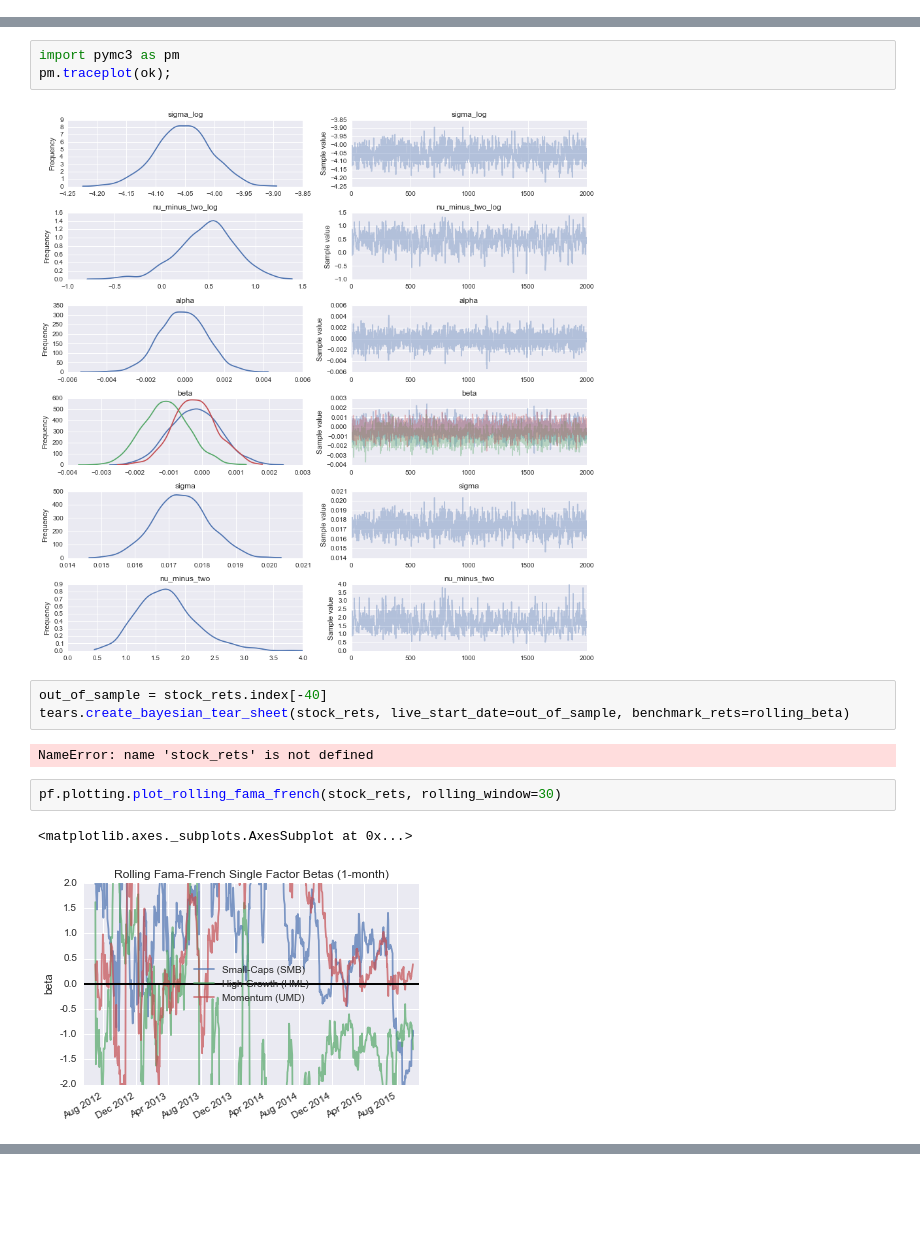
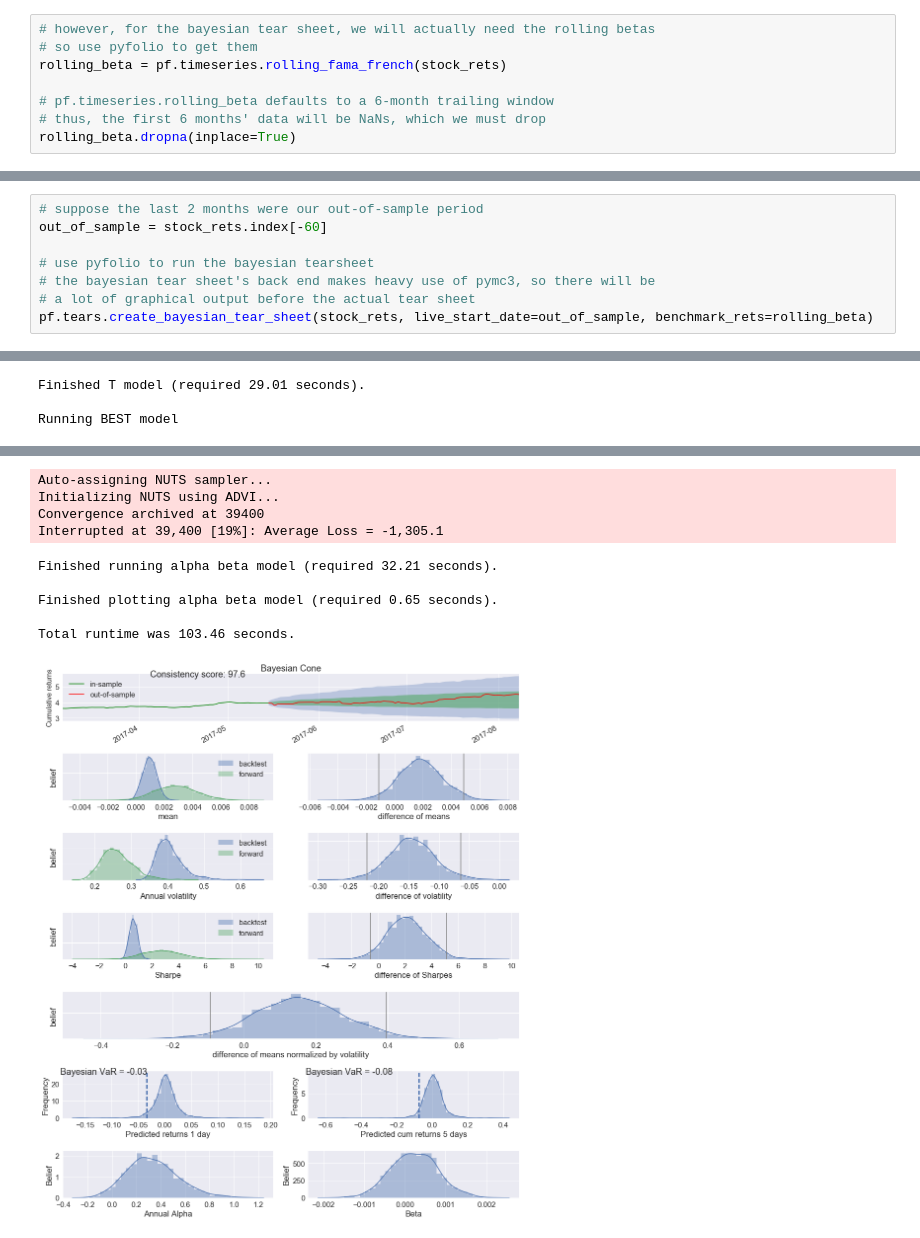
Before and after one commit to quantopian/pyfolio, a Jupyter notebook: pyfolio/examples/Fama-French Benchmark.ipynb, the cells around one changed output, grey strips where cells are left out. Saved outputs shown, nothing was run; the diff lists cells and outputs as text; blank space fills up the shorter version.

Commit message:
MAINT fixed ff benchmark nb

```diff
--- a/pyfolio/examples/Fama-French Benchmark.ipynb
+++ b/pyfolio/examples/Fama-French Benchmark.ipynb
@@ -19 +25,9 @@ len(rolling_beta.dropna())
+# %%
+# however, for the bayesian tear sheet, we will actually need the rolling betas
+# so use pyfolio to get them
+rolling_beta = pf.timeseries.rolling_fama_french(stock_rets)
+
+# pf.timeseries.rolling_beta defaults to a 6-month trailing window
+# thus, the first 6 months' data will be NaNs, which we must drop
+rolling_beta.dropna(inplace=True)
 # %%
@@ -27,15 +43,9 @@ ok = bayesian.model_returns_t_alpha_beta(stock_rets, rolling_beta, samples=2000)
-# %%
-import pymc3 as pm
-pm.traceplot(ok);
-# %% [output]
-[figure, removed]
-# %%
-out_of_sample = stock_rets.index[-40]
-tears.create_bayesian_tear_sheet(stock_rets, live_start_date=out_of_sample, benchmark_rets=rolling_beta)
-# %% [output]
-NameError: name 'stock_rets' is not defined
-# %%
-pf.plotting.plot_rolling_fama_french(stock_rets, rolling_window=30)
-# %% [output]
-<matplotlib.axes._subplots.AxesSubplot at 0x...>
-[figure, removed]
+# %%
+# suppose the last 2 months were our out-of-sample period
+out_of_sample = stock_rets.index[-60]
+
+# use pyfolio to run the bayesian tearsheet
+# the bayesian tear sheet's back end makes heavy use of pymc3, so there will be
+# a lot of graphical output before the actual tear sheet
+pf.tears.create_bayesian_tear_sheet(stock_rets, live_start_date=out_of_sample, benchmark_rets=rolling_beta)
+# %% [output]
@@ -41,0 +57,3 @@ pf.plotting.plot_rolling_fama_french(stock_rets, rolling_window=30)
+Finished T model (required 29.01 seconds).
+
+Running BEST model
@@ -41,0 +75,10 @@ pf.plotting.plot_rolling_fama_french(stock_rets, rolling_window=30)
+Auto-assigning NUTS sampler...
+Initializing NUTS using ADVI...
+Convergence archived at 39400
+Interrupted at 39,400 [19%]: Average Loss = -1,305.1
+Finished running alpha beta model (required 32.21 seconds).
+
+Finished plotting alpha beta model (required 0.65 seconds).
+
+Total runtime was 103.46 seconds.
+[figure, added]
```
Also changed, not shown: parts of 10 cells of this notebook, 1 other file.
